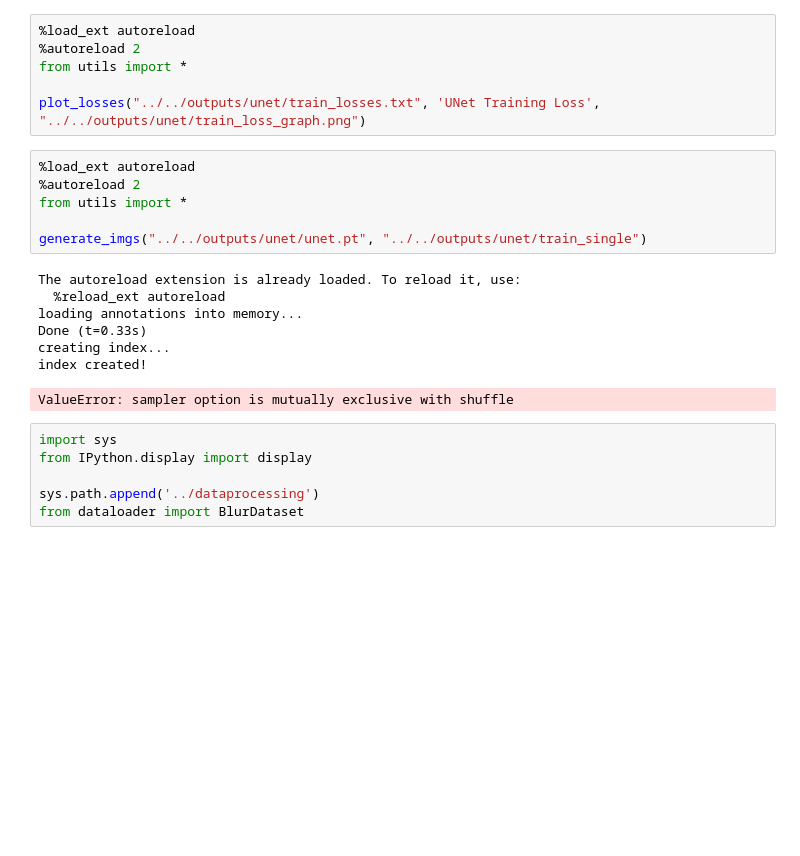
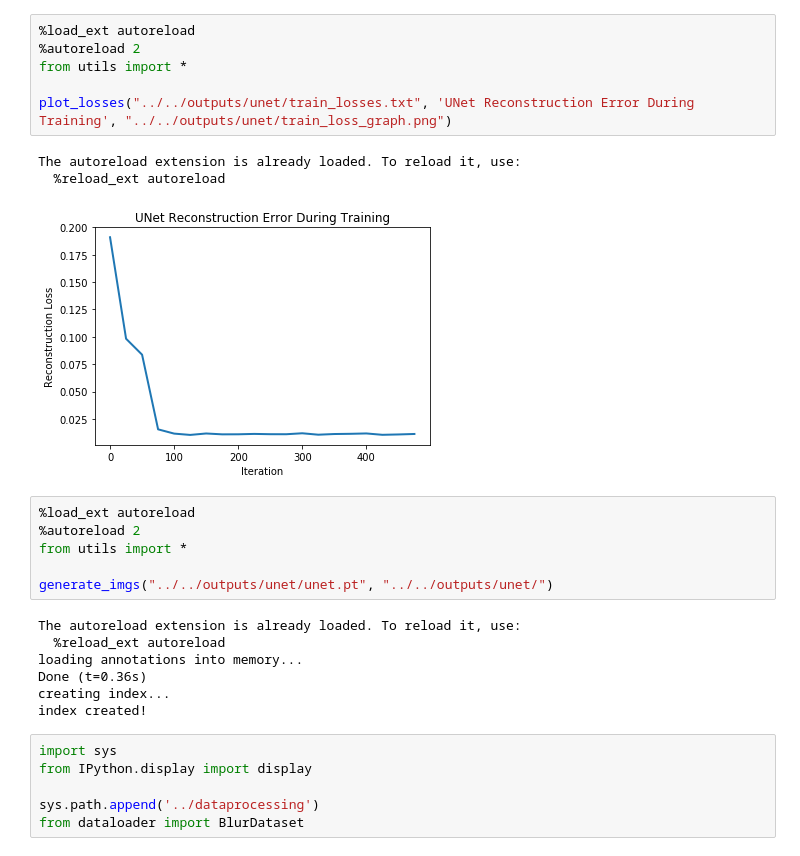
Before and after one commit to isaackasevich/cs231n-proj, a Jupyter notebook: src/scripts/test.ipynb, the cells around one changed output. Saved outputs shown, nothing was run; the diff lists cells and outputs as text; blank space fills up the shorter version.

```diff
--- a/src/scripts/test.ipynb
+++ b/src/scripts/test.ipynb
@@ -27,23 +30,26 @@ KeyboardInterrupt:
 # %%
 %load_ext autoreload
 %autoreload 2
 from utils import *
 
-plot_losses("../../outputs/unet/train_losses.txt", 'UNet Training Loss', "../../outputs/unet/train_loss_graph.png")
+plot_losses("../../outputs/unet/train_losses.txt", 'UNet Reconstruction Error During Training', "../../outputs/unet/train_loss_graph.png")
+# %% [output]
+The autoreload extension is already loaded. To reload it, use:
+  %reload_ext autoreload
+[figure, added]
 # %%
 %load_ext autoreload
 %autoreload 2
 from utils import *
 
-generate_imgs("../../outputs/unet/unet.pt", "../../outputs/unet/train_single")
+generate_imgs("../../outputs/unet/unet.pt", "../../outputs/unet/")
 # %% [output]
 The autoreload extension is already loaded. To reload it, use:
   %reload_ext autoreload
 loading annotations into memory...
-Done (t=0.33s)
+Done (t=0.36s)
 creating index...
 index created!
-ValueError: sampler option is mutually exclusive with shuffle
 # %%
 import sys
 from IPython.display import display
```
Also changed, not shown: parts of 1 cell of this notebook, 2 other files.
